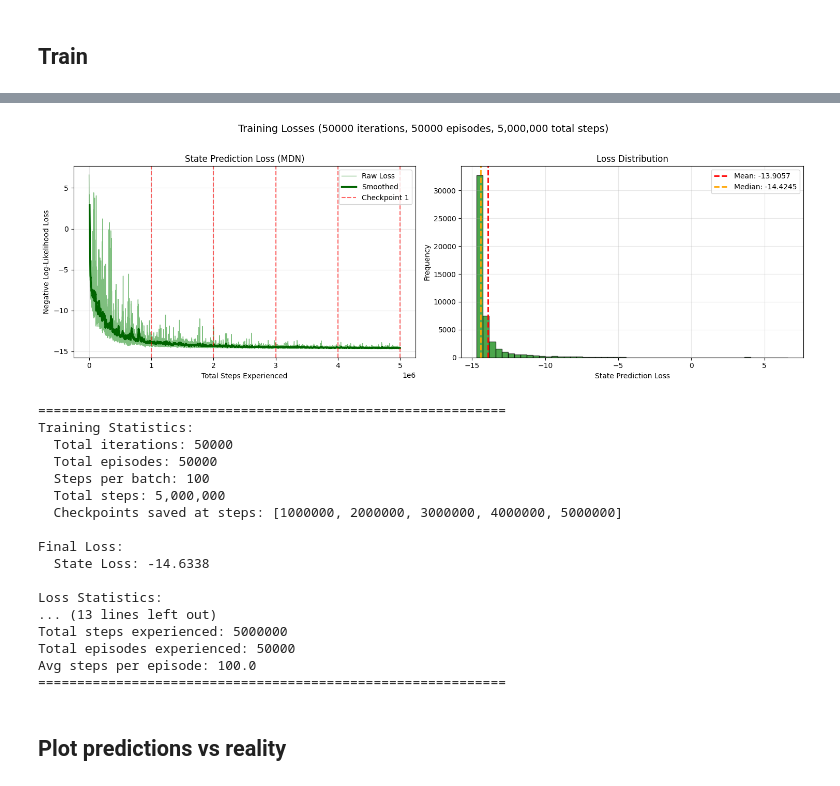
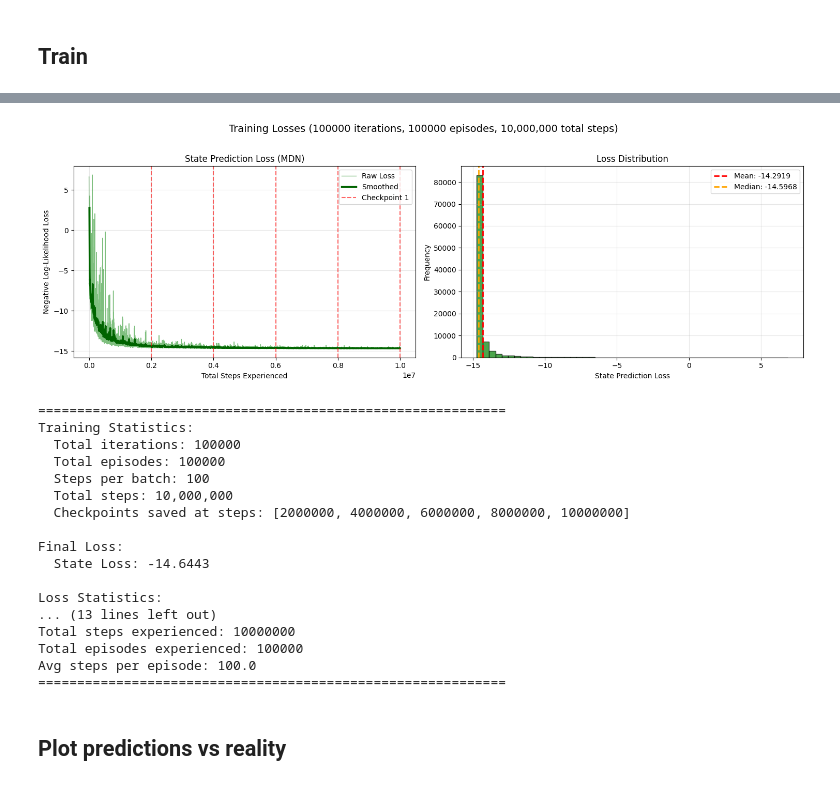
Before and after one commit to jtbuch/mpc_dojo, a Jupyter notebook: cartpole_rnn/notebooks/Cartpole_RNN.ipynb, the cells around one changed output, grey strips where cells are left out. Cells and saved outputs as stored; diff of their text form; code cells hidden in the pictures.

```diff
--- a/cartpole_rnn/notebooks/Cartpole_RNN.ipynb
+++ b/cartpole_rnn/notebooks/Cartpole_RNN.ipynb
@@ -641,7 +641,7 @@ import os
 os.makedirs('trained_models', exist_ok=True)
 
 hidden_dim = 256
-training_episodes = 5000000
+training_episodes = 10000000
 
 env = gym.make('CartPole-v1')
 env.unwrapped.tau = 0.01
@@ -671,19 +671,19 @@ Iteration 50000 | Steps: 5000000 | Episodes: 50000 | Episodes in batch: 1 | Loss
-[figure, old version]
+[figure, new version]
 ============================================================
 Training Statistics:
-  Total iterations: 50000
-  Total episodes: 50000
+  Total iterations: 100000
+  Total episodes: 100000
   Steps per batch: 100
-  Total steps: 5,000,000
-  Checkpoints saved at steps: [1000000, 2000000, 3000000, 4000000, 5000000]
+  Total steps: 10,000,000
+  Checkpoints saved at steps: [2000000, 4000000, 6000000, 8000000, 10000000]
 
 Final Loss:
-  State Loss: -14.6338
+  State Loss: -14.6443
 
 Loss Statistics:
 ... (13 lines left out)
-Total steps experienced: 5000000
-Total episodes experienced: 50000
+Total steps experienced: 10000000
+Total episodes experienced: 100000
 Avg steps per episode: 100.0
 ============================================================
 # %% [markdown]
```
Also changed, not shown: parts of 2 cells of this notebook, 2 other files.
